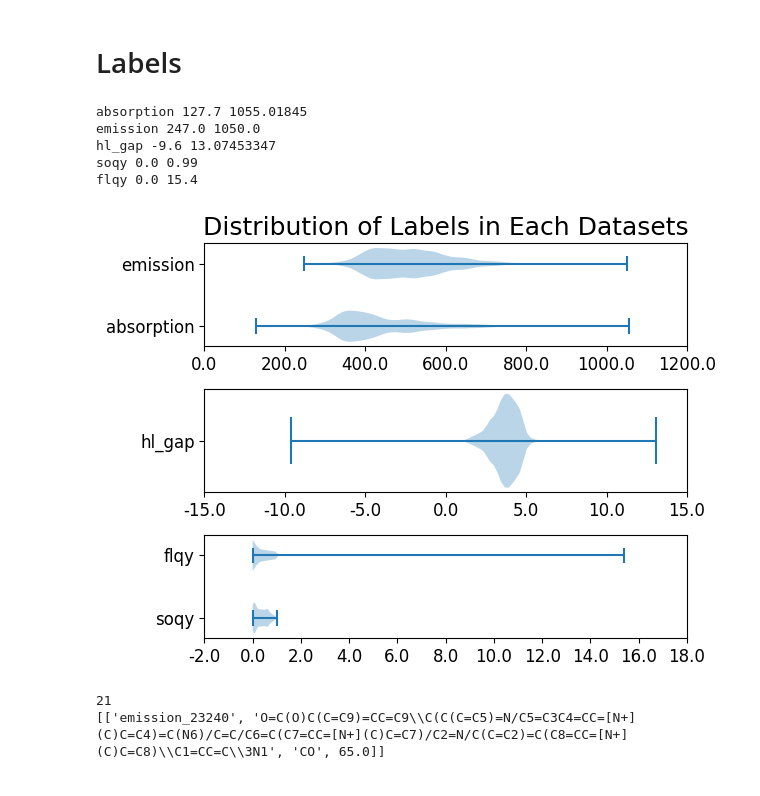
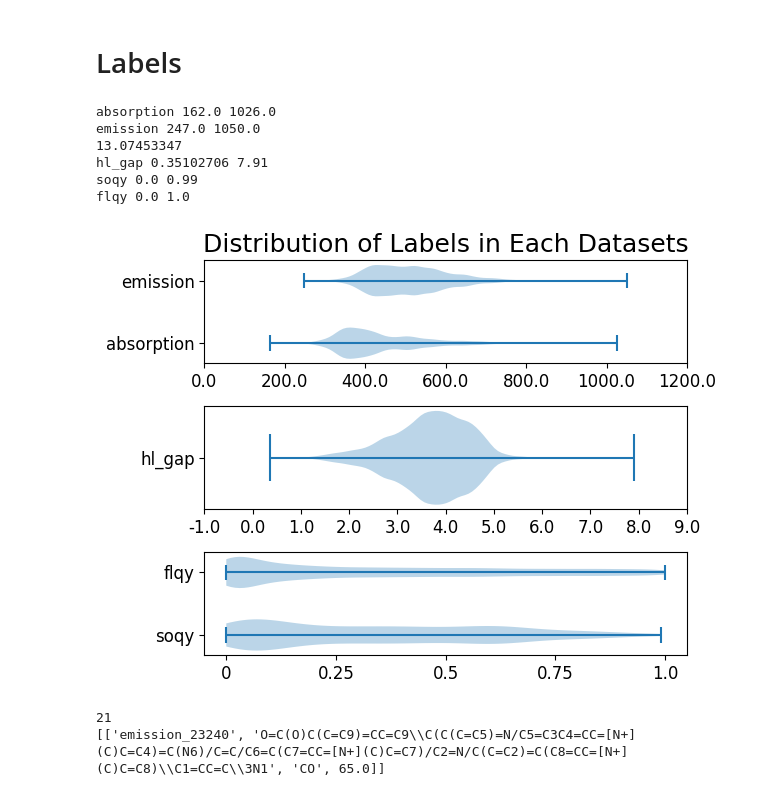
Before and after one commit to howardwang1997/AI4PS, a Jupyter notebook: draw/data/dataset_statistics.ipynb, the cells around one changed output. Saved outputs shown, nothing was run; the diff lists cells and outputs as text; code cells hidden in the pictures.

```diff
--- a/draw/data/dataset_statistics.ipynb
+++ b/draw/data/dataset_statistics.ipynb
@@ -8,7 +8,7 @@ from matplotlib import pyplot as plt
 # import torch
 
 # variables
-data_path = '/mlx_devbox/users/howard.wang/playground/molllm/datasets/dataset_close_5_index_rmo3.json'
+data_path = '/mlx_devbox/users/howard.wang/playground/molllm/datasets/dataset_close_7_index_rmo3.json'
 
 with open(data_path) as f:
     data = json.load(f)
@@ -86,11 +94,11 @@ for k, v in data.items():
     if k not in labels_list[0]:
         continue
     labels = [a[-1] for a in v]
-    if k == 'emission':
-        lmin = labels.index(65.0)
-        lmax = labels.index(513625.0)
-        labels[lmin] = 656.0
-        labels[lmax] = 625.0
+    # if k == 'emission':
+    #     lmin = labels.index(65.0)
+    #     lmax = labels.index(513625.0)
+    #     labels[lmin] = 656.0
+    #     labels[lmax] = 625.0
     all_labels[k] = labels
     print(k, min(labels), max(labels))
 ax1.violinplot(all_labels.values(), vert=False)
@@ -100,38 +108,40 @@ ax1.set_xticks(ax1.get_xticks(), ax1.get_xticks(), fontsize=12)
 all_labels = {}
 ax2 = plt.subplot(3,1,2)
 for k, v in data.items():
     if k not in labels_list[1]:
         continue
     labels = [a[-1] for a in v]
+    print(labels.pop(7220))
     all_labels[k] = labels
     print(k, min(labels), max(labels))
 ax2.violinplot(all_labels.values(), vert=False)
 ax2.set_yticks([1], labels_list[1], fontsize=12)
 ax2.set_xticks(ax2.get_xticks(), ax2.get_xticks(), fontsize=12)
 
 all_labels = {}
 ax3 = plt.subplot(3,1,3)
 for k, v in data.items():
     if k not in labels_list[2]:
         continue
     labels = [a[-1] for a in v]
     all_labels[k] = labels
     print(k, min(labels), max(labels))
 ax3.violinplot(all_labels.values(), vert=False)
 ax3.set_yticks([1,2], labels_list[2], fontsize=12)
-ax3.set_xticks(ax3.get_xticks(), ax3.get_xticks(), fontsize=12)
+ax3.set_xticks([0, 0.25, 0.5, 0.75, 1.0], [0, 0.25, 0.5, 0.75, 1.0], fontsize=12)
 
 ax1.set_title('Distribution of Labels in Each Datasets', fontsize=18)
 
 plt.tight_layout()
 plt.show()
 # %% [output]
-absorption 127.7 1055.01845
+absorption 162.0 1026.0
 emission 247.0 1050.0
-hl_gap -9.6 13.07453347
+13.07453347
+hl_gap 0.35102706 7.91
 soqy 0.0 0.99
-flqy 0.0 15.4
+flqy 0.0 1.0
-[figure, old version]
+[figure, new version]
 # %%
 print(len([a[-1] for a in data['emission'] if a[-1] < 300]))
 print([a for a in data['emission'] if a[-1] < 200])
```
Also changed, not shown: parts of 6 cells of this notebook.
